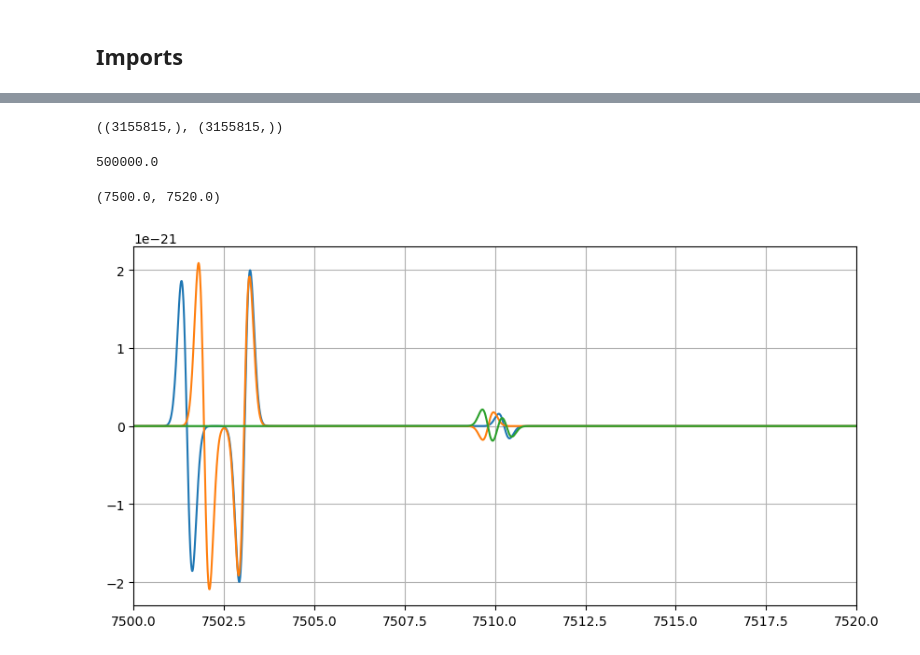
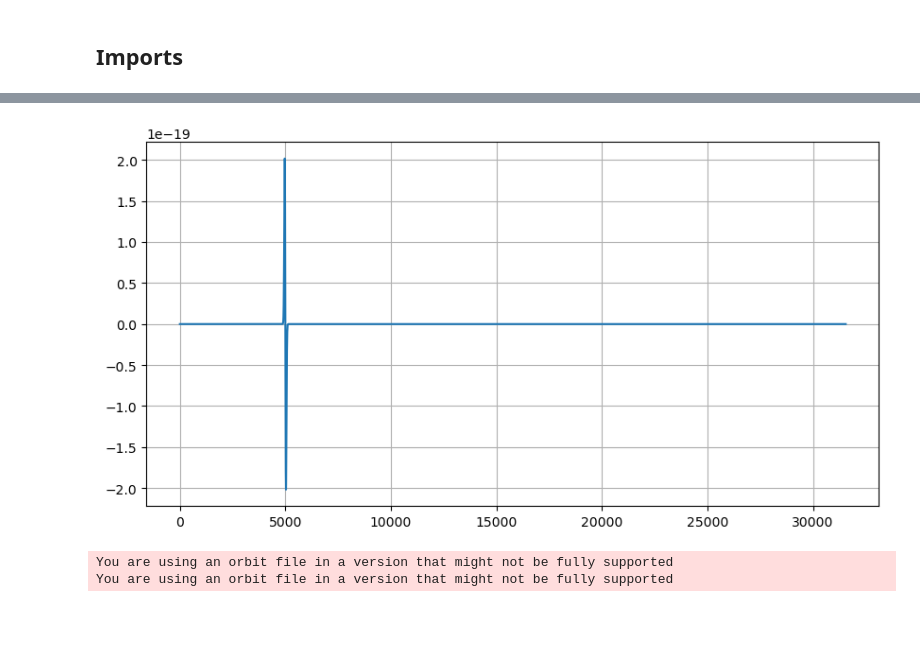
Before and after one commit to eleonoracastelli/lisasprint-burstglitch, a Jupyter notebook: burst-fastlisaresp.ipynb, the cells around one changed output, grey strips where cells are left out. Saved outputs shown, nothing was run; the diff lists cells and outputs as text; code cells hidden in the pictures; blank space fills up the shorter version.

```diff
--- a/burst-fastlisaresp.ipynb
+++ b/burst-fastlisaresp.ipynb
@@ -136,6 +193,11 @@ burst_response = ResponseWrapper(
 # %%
-times = np.arange(0, Tobs * YRSID_SI, dt)
+times = np.arange(0, Tobs*YRSID_SI, dt)
 
-times.shape, SineGaussianBurst(A, f0, phi0, sigma, t0, times).shape
+data = SineGaussianBurst(A, f0, phi0, sigma, t0, times)
+
+plt.plot(times, data)
+
+hplus = data
+hcross = np.zeros_like(data)
 # %% [output]
-((3155815,), (3155815,))
+[figure, added]
@@ -146,16 +204,9 @@ tdis = burst_response(A, f0, phi0, sigma, tstart+t0, times, lamb, beta)
-# %%
-tstart/dt
-# %% [output]
-500000.0
-# %%
-# plt.plot(times[int(tstart/dt)+1:-int(tstart/dt)], tdis[1])
-
-plt.plot(times[1:], tdis[0], label = 'TDI X')
-plt.plot(times[1:], tdis[1], label = 'TDI Y')
-plt.plot(times[1:], tdis[2], label = 'TDI Z')
-
-# plt.ylim([-1e-22,1e-22])
-plt.xlim([7500,7520])
-# %% [output]
-(7500.0, 7520.0)
-[figure, removed]
+# %%
+# Following the LDC conventions1, specify the source localization using the ecliptic latitude and the ecliptic longitude .
+
+burst = ReadStrain(times, hplus, hcross, orbits='LISAorbits.h5',
+                   gw_beta=beta, gw_lambda=lamb, dt=dt, size=times.shape[0])
+# burst.plot(burst.t)
+# %% [output]
+You are using an orbit file in a version that might not be fully supported
+You are using an orbit file in a version that might not be fully supported
```
Also changed, not shown: parts of 16 cells of this notebook.
